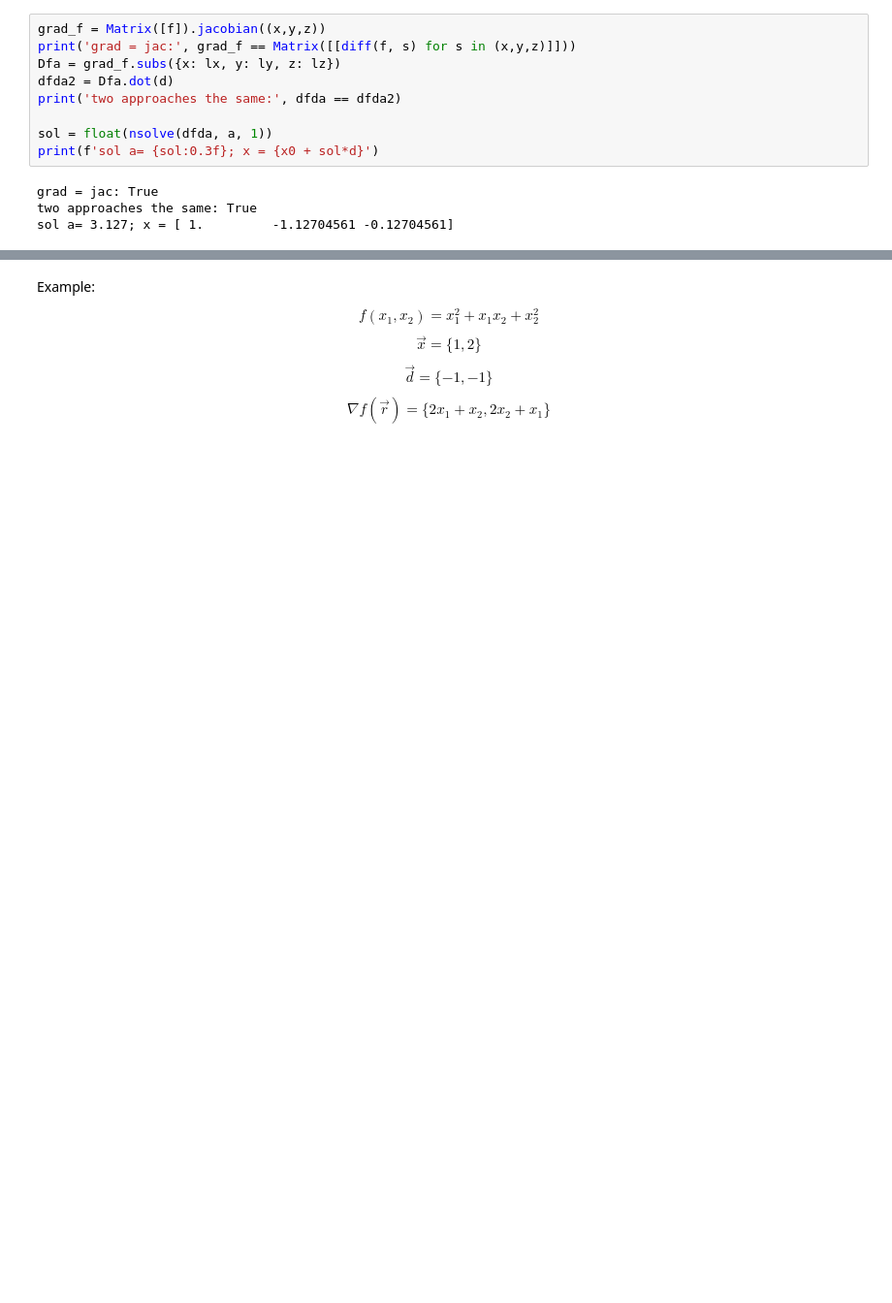
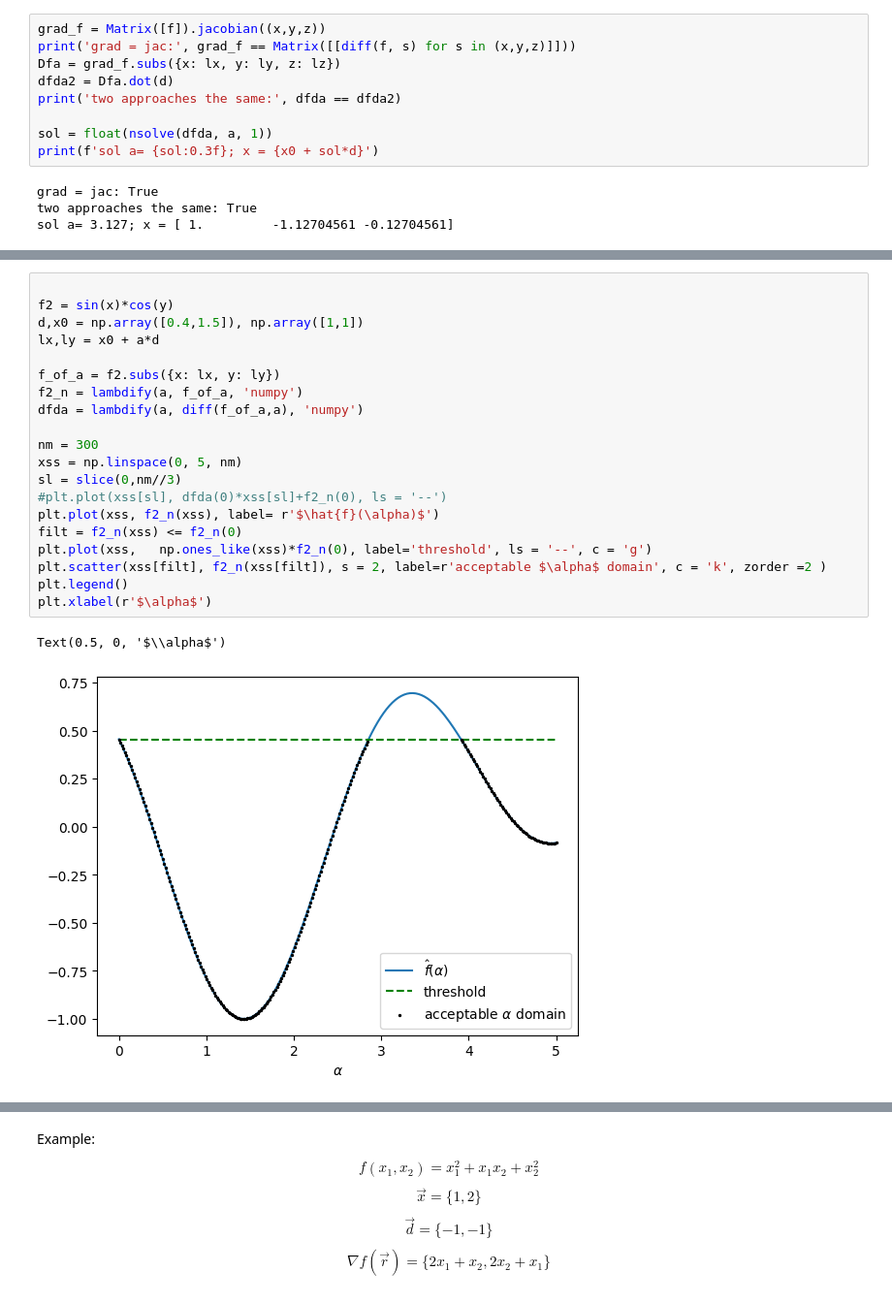
Before and after one commit to ajegorovs/aj_python_tool_lib, a Jupyter notebook: data_processing/optimization/Notes_Line_search.ipynb, the cells around one changed output, grey strips where cells are left out. Shown at 97% size. Drawn from its saved outputs; the diff is of its cells as text; blank space fills up the shorter version.

Commit message:
Added notes on line search. Armijo and Wolfe conditions with plots. Added direcitonal derivative derivation in gradient notes.

```diff
--- a/data_processing/optimization/Notes_Line_search.ipynb
+++ b/data_processing/optimization/Notes_Line_search.ipynb
@@ -79,0 +106,23 @@ Where $\nabla_{\vec{d}_{i}} f(\vec{x}_{i})$ is gradient in direction of $\vec{d}
+# %%
+
+f2 = sin(x)*cos(y)
+d,x0 = np.array([0.4,1.5]), np.array([1,1])
+lx,ly = x0 + a*d
+
+f_of_a = f2.subs({x: lx, y: ly})
+f2_n = lambdify(a, f_of_a, 'numpy')
+dfda = lambdify(a, diff(f_of_a,a), 'numpy')
+
+nm = 300
+xss = np.linspace(0, 5, nm)
+sl = slice(0,nm//3)
+#plt.plot(xss[sl], dfda(0)*xss[sl]+f2_n(0), ls = '--')
+plt.plot(xss, f2_n(xss), label= r'$\hat{f}(\alpha)$')
+filt = f2_n(xss) <= f2_n(0)
+plt.plot(xss,   np.ones_like(xss)*f2_n(0), label='threshold', ls = '--', c = 'g')
+plt.scatter(xss[filt], f2_n(xss[filt]), s = 2, label=r'acceptable $\alpha$ domain', c = 'k', zorder =2 )
+plt.legend()
+plt.xlabel(r'$\alpha$')
+# %% [output]
+Text(0.5, 0, '$\\alpha$')
+[figure, added]
```
Also changed, not shown: parts of 12 cells of this notebook, 2 other files.
